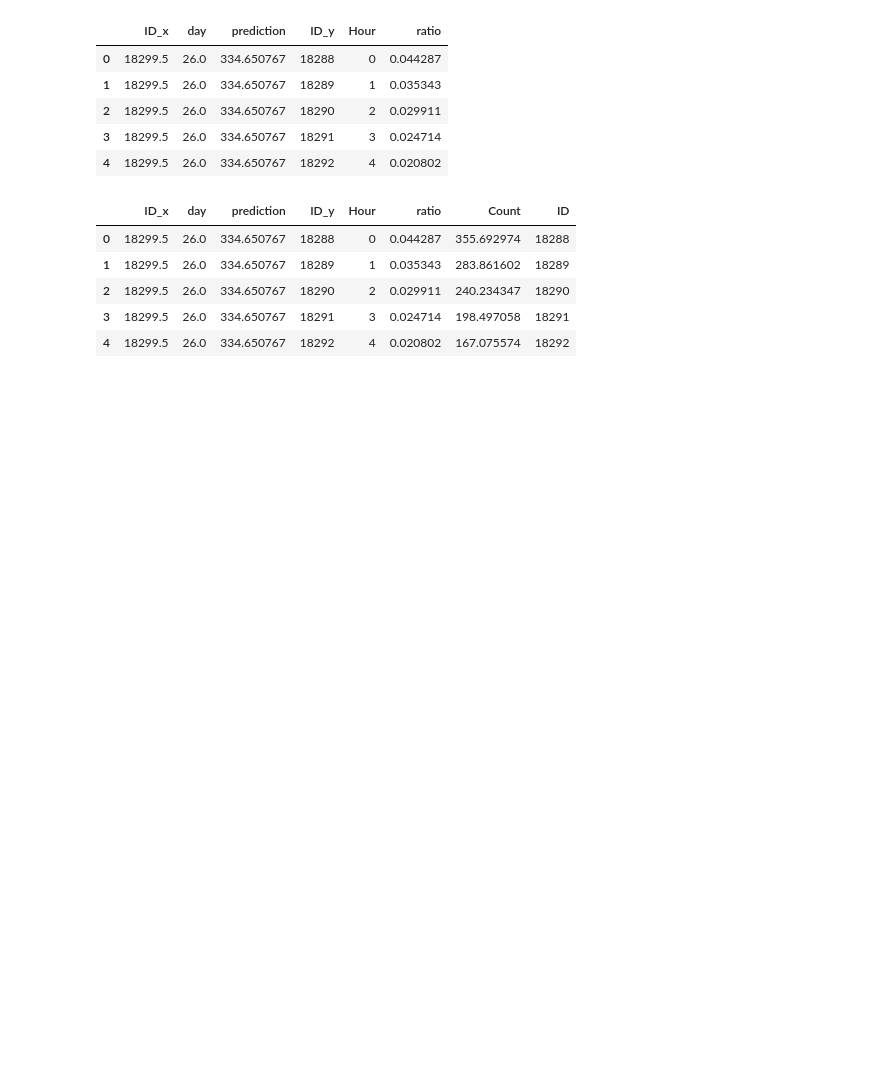
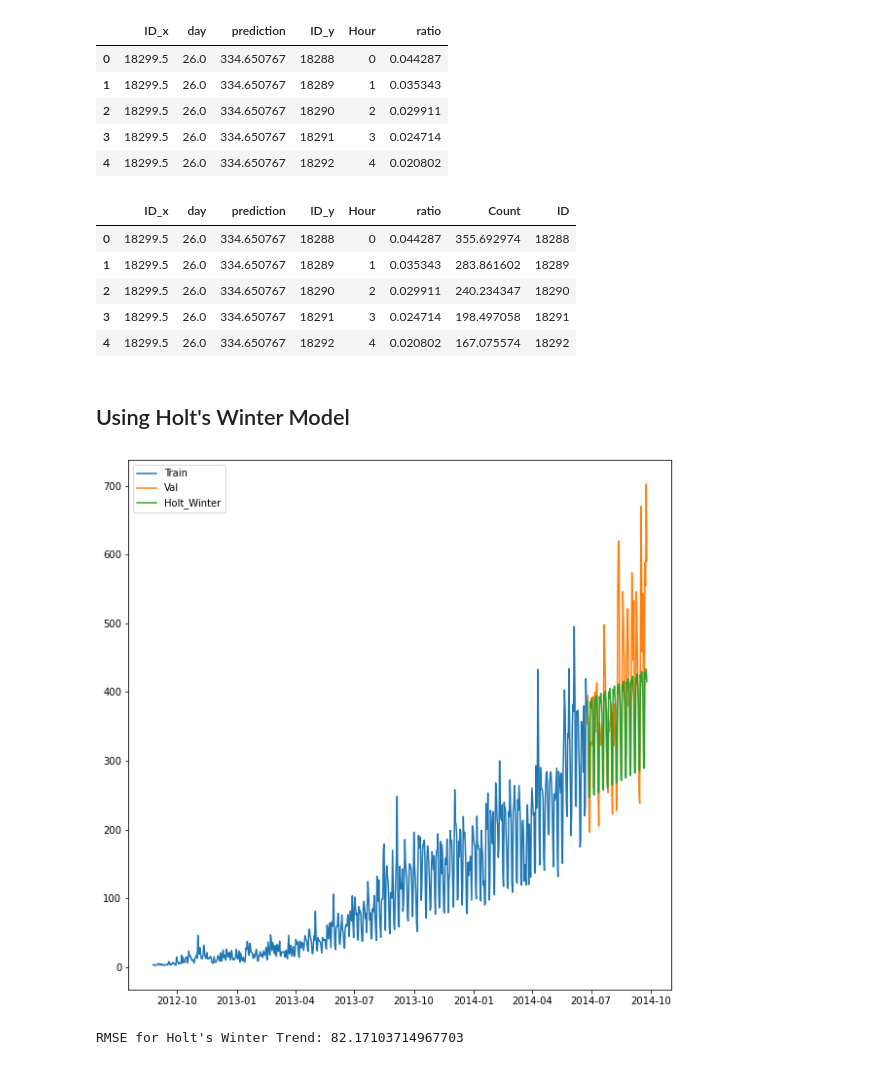
Before and after one commit to AnshuLodha007/Unicorn_Hackathon, a Jupyter notebook: Solution.ipynb, the cells around one changed output. Saved outputs shown, nothing was run; the diff lists cells and outputs as text; code cells hidden in the pictures; blank space fills up the shorter version.

```diff
--- a/Solution.ipynb
+++ b/Solution.ipynb
@@ -618,3 +630,25 @@ submission = prediction.drop(['ID_x', 'ID_y', 'day', 'Hour', 'ratio'], axis = 1)
 # Exporting the predictions
 
 pd.DataFrame(submission, columns = ['ID', 'Count']).to_csv(fr'C:\Dropbox\GenAI\Analytics_Vidhya\Time_Series_Forecasting_using_Python/Holt_Linear.csv', index = False)
+# %% [markdown]
+## Using Holt's Winter Model
+# %%
+from statsmodels.tsa.api import ExponentialSmoothing
+
+y_hat_avg = valid.copy()
+fit1 = ExponentialSmoothing(np.asarray(Train['Count']), seasonal_periods = 7, trend = 'add', seasonal = 'add',).fit()
+# %%
+y_hat_avg['Holt_Winter'] = fit1.forecast(len(valid))
+# %%
+plt.figure(figsize = (10, 10))
+plt.plot(Train['Count'], label = 'Train')
+plt.plot(val['Count'], label = 'Val')
+plt.plot(y_hat_avg['Holt_Winter'], label = 'Holt_Winter')
+plt.legend(loc = 'best')
+plt.show()
+# %% [output]
+[figure, added]
+# %%
+print(f"RMSE for Holt's Winter Trend: {RMSE(np.asarray(val.Count), np.asarray(y_hat_avg.Holt_Winter))}")
+# %% [output]
+RMSE for Holt's Winter Trend: 82.17103714967703
```
Also changed, not shown: parts of 11 cells of this notebook.
